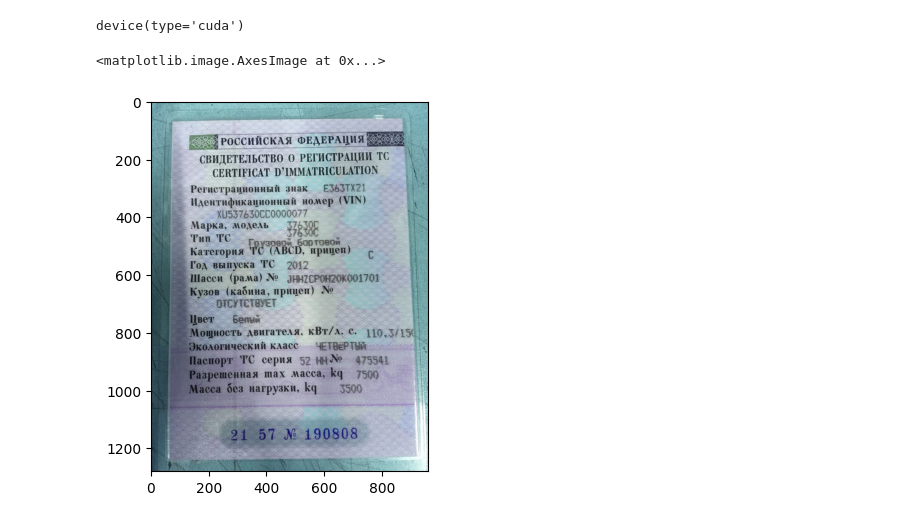
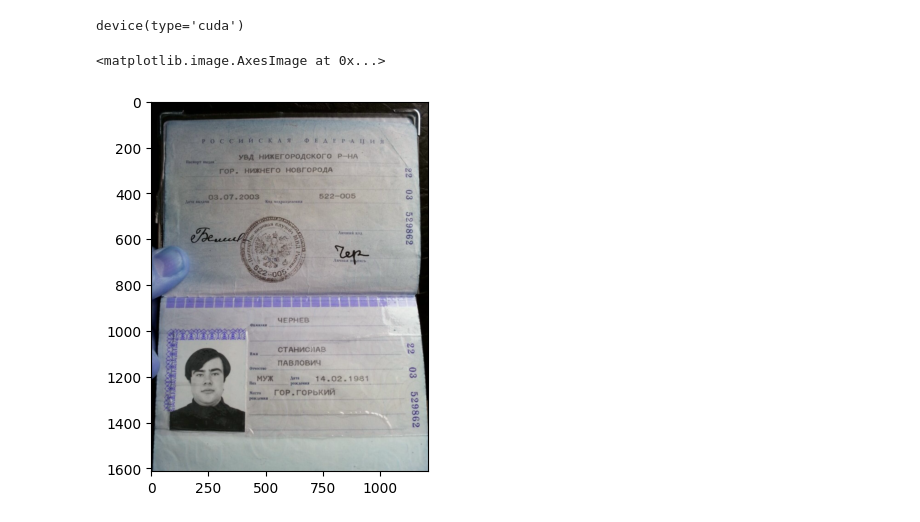
Before and after one commit to MilkyWayAlm/gagarin-hack-document-reader, a Jupyter notebook: ml/gagarin-final.ipynb, the cells around one changed output. Cells and saved outputs as stored; diff of their text form; code cells hidden in the pictures.

```diff
--- a/ml/gagarin-final.ipynb
+++ b/ml/gagarin-final.ipynb
@@ -338,12 +353,11 @@ def work(file_path):
         return results
 # %%
-path = '/kaggle/input/gagarin-data/GAGARIN_DATASET/P_STS/STS/s_2157_190808-1.png'
+path = '/kaggle/input/docs-gagrin/preparing_data/passport/train/1398107207_passport.jpg'
 img = cv2.imread(path)
-
 plt.imshow(img)
 # %% [output]
 <matplotlib.image.AxesImage at 0x...>
-[figure, old version]
+[figure, new version]
 # %%
 # type_, conf, rect = yolo_predict(model, path)[0]
 # cropped = crop_image(img, rect)
```
Also changed, not shown: parts of 8 cells of this notebook.
